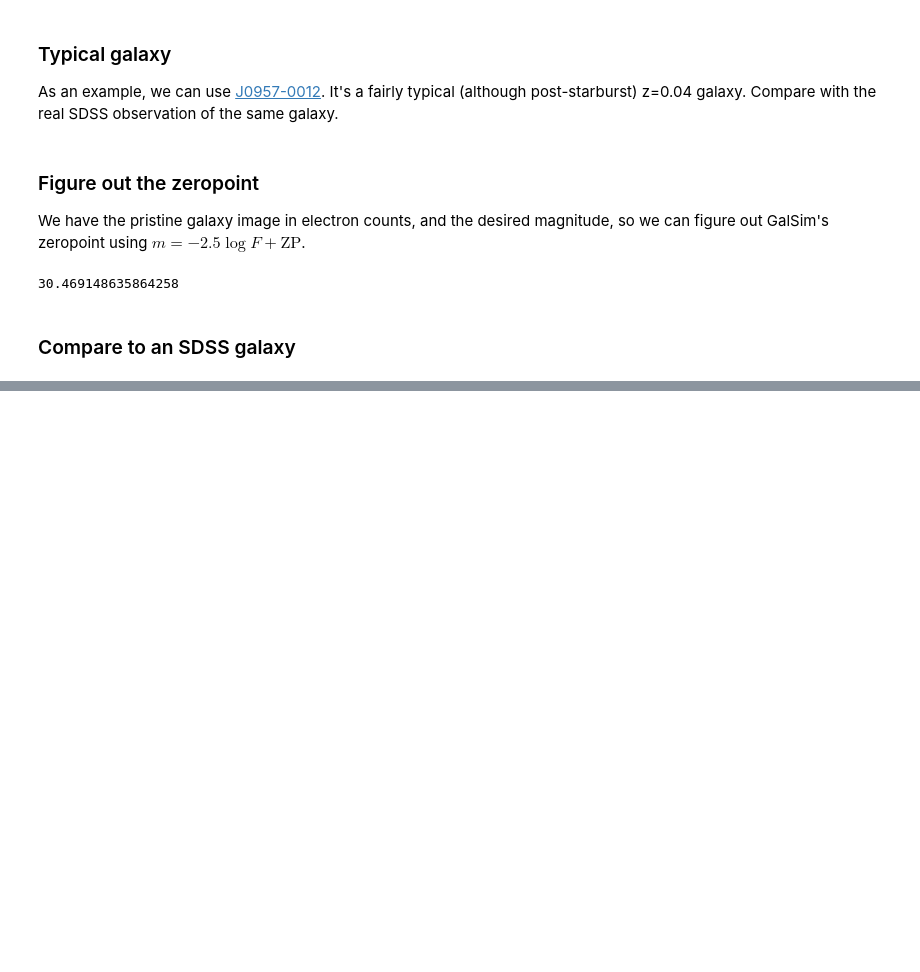
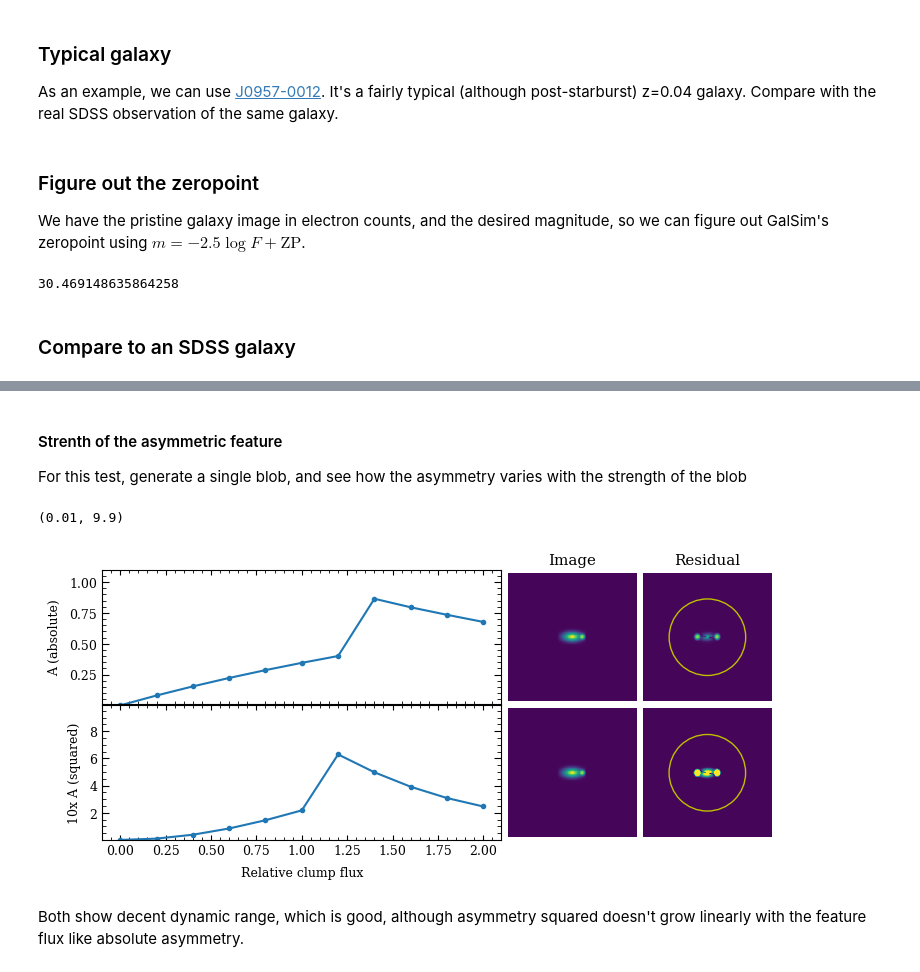
Before and after one commit to astro-nova/morphology-tests, a Jupyter notebook: 1 Asymmetry tests.ipynb, the cells around one changed output, grey strips where cells are left out. Saved outputs shown, nothing was run; the diff lists cells and outputs as text; code cells hidden in the pictures; blank space fills up the shorter version.

```diff
--- a/1 Asymmetry tests.ipynb
+++ b/1 Asymmetry tests.ipynb
@@ -193,0 +283,42 @@ print(a)
+# %% [markdown]
+#### Strenth of the asymmetric feature
+
+For this test, generate a single blob, and see how the asymmetry varies with the strength of the blob
+# %%
+clump_properties = {'r' : [2], 'theta' : [0], 'sigma' : [1]}
+clump_fluxes = np.linspace(0, 2, 11)
+
+axs = plot_setup(xlabel='Relative clump flux')
+as_cas = []
+as_sq  = []
+
+for f in tqdm(clump_fluxes, total=len(clump_fluxes)):
+
+    clump_properties['flux'] = [f]
+    img_noiseless = get_realistic_galaxy(field_image, galaxy, r_pet, mag_j0957, sky_mag=None, n_clumps=1, psf_fwhm=0, clump_properties=clump_properties)
+
+    a_cas, x0_cas = get_asymmetry(img_noiseless, 50, 50, 'cas', 'residual', tol=0.1)
+    a_sq, x0_sq = get_asymmetry(img_noiseless, 50, 50, 'squared', 'residual', tol=0.1)
+
+    as_cas.append(a_cas)
+    as_sq.append(a_sq)
+
+    if f == clump_fluxes[5]:
+        # Plot the images
+        axs[0,1].imshow(img_noiseless, norm=simple_norm(img_noiseless, stretch='log', log_a=1000))
+        axs[1,1].imshow(img_noiseless, norm=simple_norm(img_noiseless, stretch='log', log_a=1000))
+        axs[0,2].imshow(get_residual(img_noiseless, x0_cas, 'cas'), norm=simple_norm(img_noiseless, stretch='log', log_a=1000))
+        axs[1,2].imshow(get_residual(img_noiseless, x0_cas, 'squared'), norm=simple_norm(img_noiseless, stretch='log', log_a=1000))
+        EllipticalAperture(x0_cas, ap_size, ap_size).plot(axes=axs[0,2], color='y', lw=1)
+        EllipticalAperture(x0_sq,  ap_size, ap_size).plot(axes=axs[1,2], color='y', lw=1)
+
+
+axs[0,0].plot(clump_fluxes, as_cas, '.-')#, label='Circular ap')
+axs[1,0].plot(clump_fluxes, as_sq, '.-')#, label='Circular ap')
+axs[0,0].set_ylim(0.01,1.1)
+axs[1,0].set_ylim(0.01,9.9)
+# %% [output]
+(0.01, 9.9)
+[figure, added]
+# %% [markdown]
+Both show decent dynamic range, which is good, although asymmetry squared doesn't grow linearly with the feature flux like absolute asymmetry.
```
Also changed, not shown: parts of 51 cells of this notebook, 1 other file.
